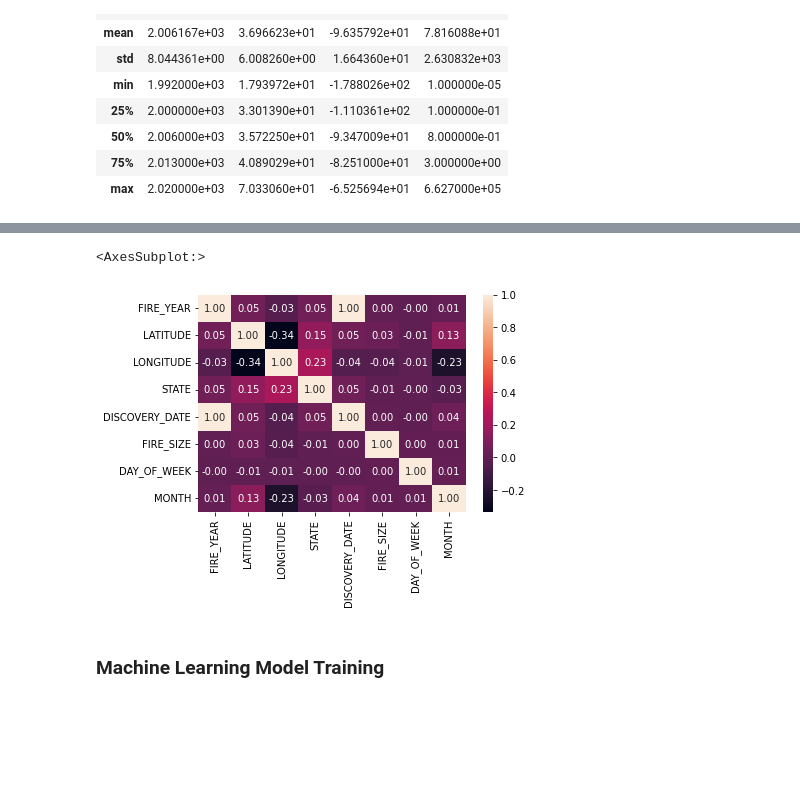
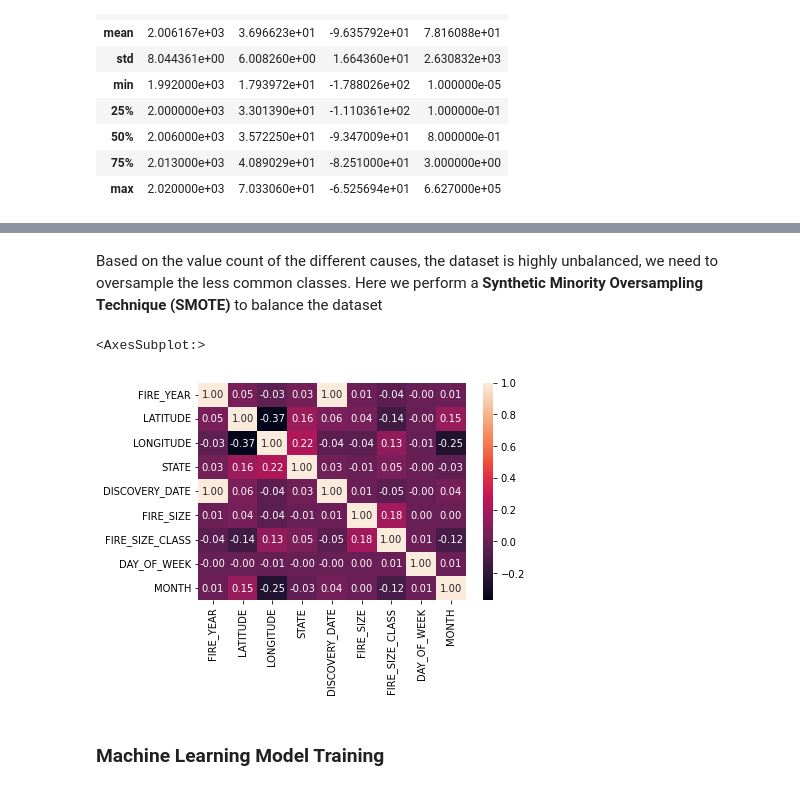
Before and after one commit to april-dev/dashboard, a Jupyter notebook: Wildfire_ML_Model.ipynb, the cells around one changed output, grey strips where cells are left out. Saved outputs shown, nothing was run; the diff lists cells and outputs as text; code cells hidden in the pictures; blank space fills up the shorter version.

```diff
--- a/Wildfire_ML_Model.ipynb
+++ b/Wildfire_ML_Model.ipynb
@@ -78,3 +79,0 @@ df_raw.head(10)
-# %%
-# reduce number of samples
-df_raw = df_raw.sample(n=200000, random_state=10).reset_index(drop=True)
@@ -109,12 +115,21 @@ for c in all_causes:
 
 # reduce the number of classes of the fire causes
 CATEGORY = {}
-CATEGORY[1] = ['Natural', 'Debris and open burning']
-CATEGORY[2] = ['Arson/incendiarism', 'Smoking', 'Firearms and explosives use', 'Fireworks']
-CATEGORY[3] = ['Missing data/not specified/undetermined', ]
+CATEGORY[1] = ['Natural']
+CATEGORY[2] = ['Power generation/transmission/distribution',
+               'Fireworks',
+               'Firearms and explosives use',
+               'Debris and open burning',
+               'Smoking',
+               'Railroad operations and maintenance',
+               'Misuse of fire by a minor',
+               'Equipment and vehicle use',
+               'Recreation and ceremony']
+CATEGORY[3] = ['Arson/incendiarism']
+CATEGORY[4] = ['Missing data/not specified/undetermined', 'Other causes']
+
 
 def set_label(cause):
-    res = 0
     if cause in CATEGORY[1]:
         res = 1
     elif cause in CATEGORY[2]:
@@ -146,6 +166,7 @@ label = LabelEncoder()
 
 # use label encoder to encode the date information
 df['STATE'] = label.fit_transform(df['STATE'])
+df['FIRE_SIZE_CLASS'] = label.fit_transform(df['FIRE_SIZE_CLASS'])
 
 # extract date information from 'DISCOVERY_DATE'
 df['DISCOVERY_DATE'] = pd.to_datetime(df['DISCOVERY_DATE'])
@@ -171,6 +192,15 @@ df
+# %% [markdown]
+Based on the value count of the different causes, the dataset is highly unbalanced, we need to oversample the less common classes. Here we perform a **Synthetic Minority Oversampling Technique (SMOTE)** to balance the dataset
 # %%
-# spliting the dataset
-y, X = df['LABEL'], df.drop(['NWCG_GENERAL_CAUSE', 'LABEL'], axis=1)
+# reduce sample size and split the dataset to form X and y and do resampling
+reduced_df = df.sample(n=200000, random_state=10).reset_index(drop=True)
+X, y = reduced_df.drop(['NWCG_GENERAL_CAUSE', 'LABEL'], axis=1), reduced_df['LABEL']
+
+# oversample the minority classes
+smote = SMOTE(random_state=10)
+X, y = smote.fit_resample(X, y)
+
+# split training set and testing set
 X_train, X_test, y_train, y_test = train_test_split(X, y, test_size=0.3, random_state=100)
 
 # standardize the data
@@ -179,11 +209,11 @@ X_train = std.fit_transform(X_train)
 X_test = std.transform(X_test)
 # %%
 # variable correlation heatmap
-X_train_df = pd.DataFrame(data=X_train, columns=['FIRE_YEAR', 'LATITUDE', 'LONGITUDE', 'STATE', 'DISCOVERY_DATE', 'FIRE_SIZE', 'DAY_OF_WEEK', 'MONTH'])
+X_train_df = pd.DataFrame(data=X_train, columns=['FIRE_YEAR', 'LATITUDE', 'LONGITUDE', 'STATE', 'DISCOVERY_DATE', 'FIRE_SIZE', 'FIRE_SIZE_CLASS', 'DAY_OF_WEEK', 'MONTH'])
 sns.heatmap(X_train_df.corr(), annot=True, fmt=".2f")
 # %% [output]
 <AxesSubplot:>
-[figure, old version]
+[figure, new version]
 # %% [markdown]
 ### Machine Learning Model Training
 # %% [markdown]
```
Also changed, not shown: parts of 23 cells of this notebook.
